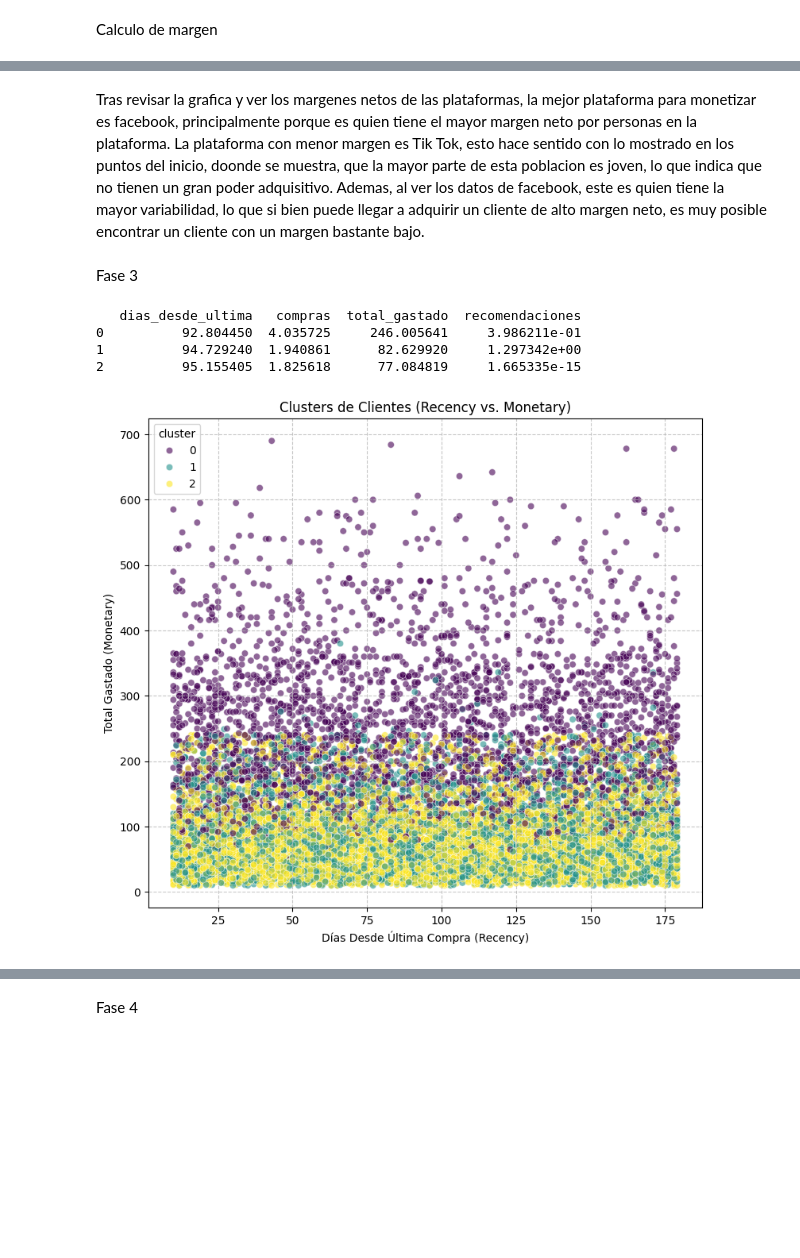
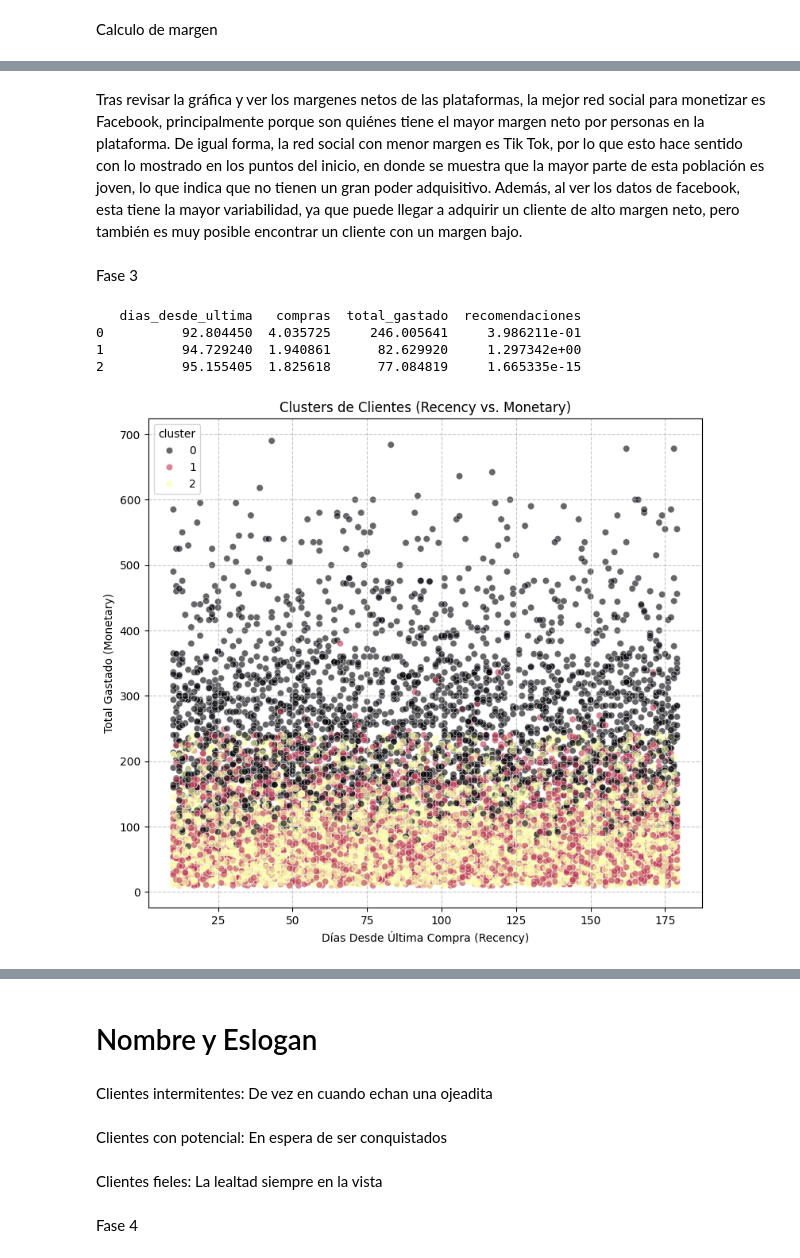
Before and after one commit to Natyrios/IntroMarketingAnalytics, a Jupyter notebook: Segundo Corte/Parcial_Final_Nataly_Ríos_análisis_de_datos.ipynb, the cells around one changed output, grey strips where cells are left out. Saved outputs shown, nothing was run; the diff lists cells and outputs as text; code cells hidden in the pictures; blank space fills up the shorter version.

```diff
--- a/Segundo Corte/Parcial_Final_Nataly_Ríos_análisis_de_datos.ipynb
+++ b/Segundo Corte/Parcial_Final_Nataly_Ríos_análisis_de_datos.ipynb
@@ -19,6 +19,6 @@ clientes_segmentos  100%[===================>]   1008K  --.-KB/s    in 0.04s
 # %%
 import pandas as pd
-df = pd.read_csv('clientes_segmentos (1).csv')
+df = pd.read_csv('clientes_segmentos (1).csv.3')
 # %%
 df.head()
 # %% [output]
@@ -325,8 +325,7 @@ Instagram    188.720000
 TikTok       122.364000
 Name: margen, dtype: float64
 # %% [markdown]
-Tras revisar la grafica y ver los margenes netos de las plataformas, la mejor plataforma para monetizar es facebook, principalmente porque es quien tiene el mayor margen neto por personas en la plataforma. La plataforma con menor margen es Tik Tok, esto hace sentido con lo mostrado en los puntos del inicio, doonde se muestra, que la mayor parte de esta poblacion es joven, lo que indica que no tienen un gran poder adquisitivo.
-Ademas, al ver los datos de facebook, este es quien tiene la mayor variabilidad, lo que si bien puede llegar a adquirir un cliente de alto margen neto, es muy posible encontrar un cliente con un margen bastante bajo.
+Tras revisar la gráfica y ver los margenes netos de las plataformas, la mejor red social para monetizar es Facebook, principalmente porque son quiénes tiene el mayor margen neto por personas en la plataforma. De igual forma, la red social con menor margen es Tik Tok, por lo que esto hace sentido con lo mostrado en los puntos del inicio, en donde se muestra que la mayor parte de esta población es joven, lo que indica que no tienen un gran poder adquisitivo. Además, al ver los datos de facebook, esta tiene la mayor variabilidad, ya que puede llegar a adquirir un cliente de alto margen neto, pero también es muy posible encontrar un cliente con un margen bajo.
 # %% [markdown]
 Fase 3
 # %%
@@ -364,39 +363,39 @@ percentil_75_margen = df['margen'].quantile(0.75)
 df['high_margin'] = (df['margen'] >= percentil_75_margen).astype(int)
 
 plt.figure(figsize=(9, 8))
-sns.scatterplot(x='dias_desde_ultima', y='total_gastado', hue='cluster', data=df, palette='viridis', legend='full', alpha=0.6)
+sns.scatterplot(x='dias_desde_ultima', y='total_gastado', hue='cluster', data=df, palette='inferno', legend='full', alpha=0.6)
 plt.title('Clusters de Clientes (Recency vs. Monetary)')
 plt.xlabel('Días Desde Última Compra (Recency)')
 plt.ylabel('Total Gastado (Monetary)')
 plt.grid(True, linestyle='--', alpha=0.7)
 plt.show()
 
 plt.figure(figsize=(9, 8))
-sns.scatterplot(x='compras', y='total_gastado', hue='cluster', data=df, palette='viridis', legend='full', alpha=0.6)
+sns.scatterplot(x='compras', y='total_gastado', hue='cluster', data=df, palette='inferno', legend='full', alpha=0.6)
 plt.title('Clusters de Clientes (Frequency vs. Monetary)')
 plt.xlabel('Número de Compras (Frequency)')
 plt.ylabel('Total Gastado (Monetary)')
 plt.grid(True, linestyle='--', alpha=0.7)
 plt.show()
 
 plt.figure(figsize=(9, 8))
 sns.scatterplot(x='dias_desde_ultima', y='compras', hue='cluster', data=df, palette='viridis', legend='full', alpha=0.6)
 plt.title('Clusters de Clientes (Recency vs. Frequency)')
 plt.xlabel('Días Desde Última Compra (Recency)')
 plt.ylabel('Número de Compras (Frequency)')
 plt.grid(True, linestyle='--', alpha=0.7)
 plt.show()
 
 plt.figure(figsize=(9, 8))
-sns.scatterplot(x='recomendaciones', y='total_gastado', hue='cluster', data=df, palette='viridis', legend='full', alpha=0.6)
+sns.scatterplot(x='recomendaciones', y='total_gastado', hue='cluster', data=df, palette='Pastel1', legend='full', alpha=0.6)
 plt.title('Clusters de Clientes (Recomendaciones vs. Monetary)')
 plt.xlabel('Recomendaciones')
 plt.ylabel('Total Gastado (Monetary)')
 plt.grid(True, linestyle='--', alpha=0.7)
 plt.show()
 # %% [output]
    dias_desde_ultima   compras  total_gastado  recomendaciones
 0          92.804450  4.035725     246.005641     3.986211e-01
 1          94.729240  1.940861      82.629920     1.297342e+00
 2          95.155405  1.825618      77.084819     1.665335e-15
-[figure, old version]
+[figure, new version]
@@ -406,3 +405,11 @@ plt.show()
+# %% [markdown]
+# Nombre y Eslogan
+# %% [markdown]
+Clientes intermitentes: De vez en cuando echan una ojeadita
+# %% [markdown]
+Clientes con potencial: En espera de ser conquistados
+# %% [markdown]
+Clientes fieles: La lealtad siempre en la vista
 # %% [markdown]
 Fase 4
 # %%
```
Also changed, not shown: parts of 16 cells of this notebook.
